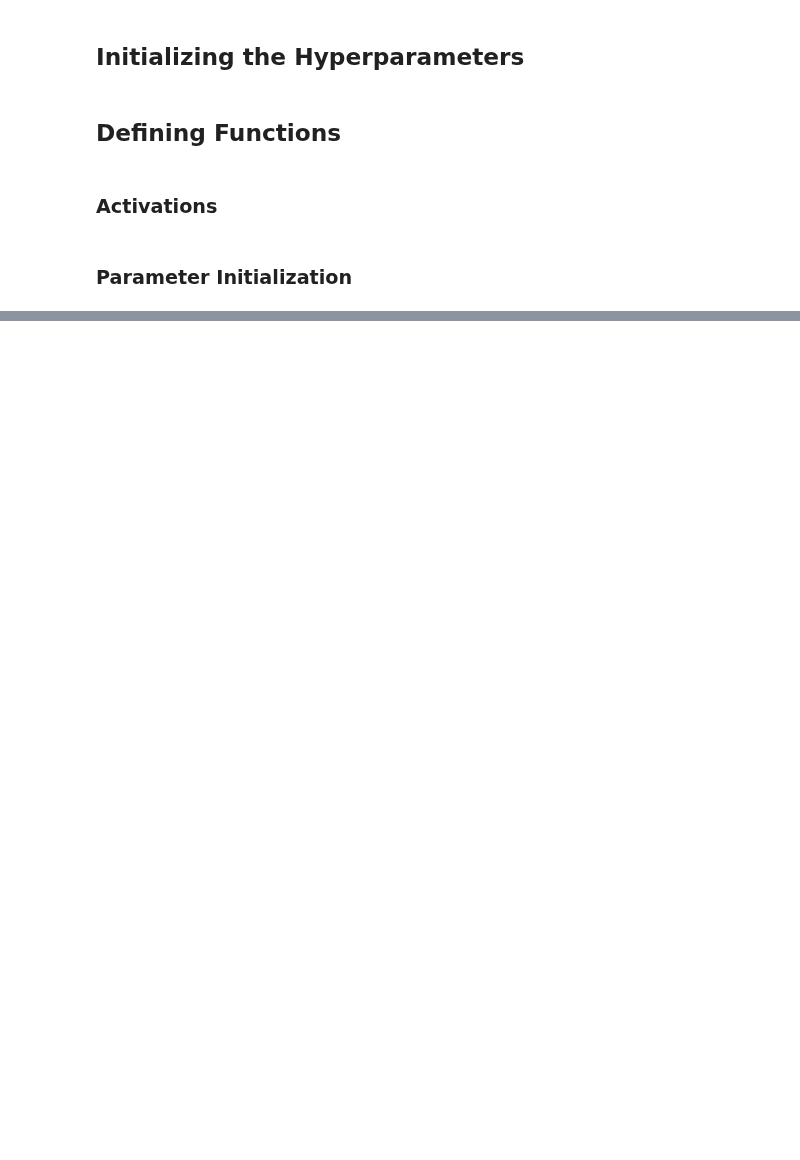
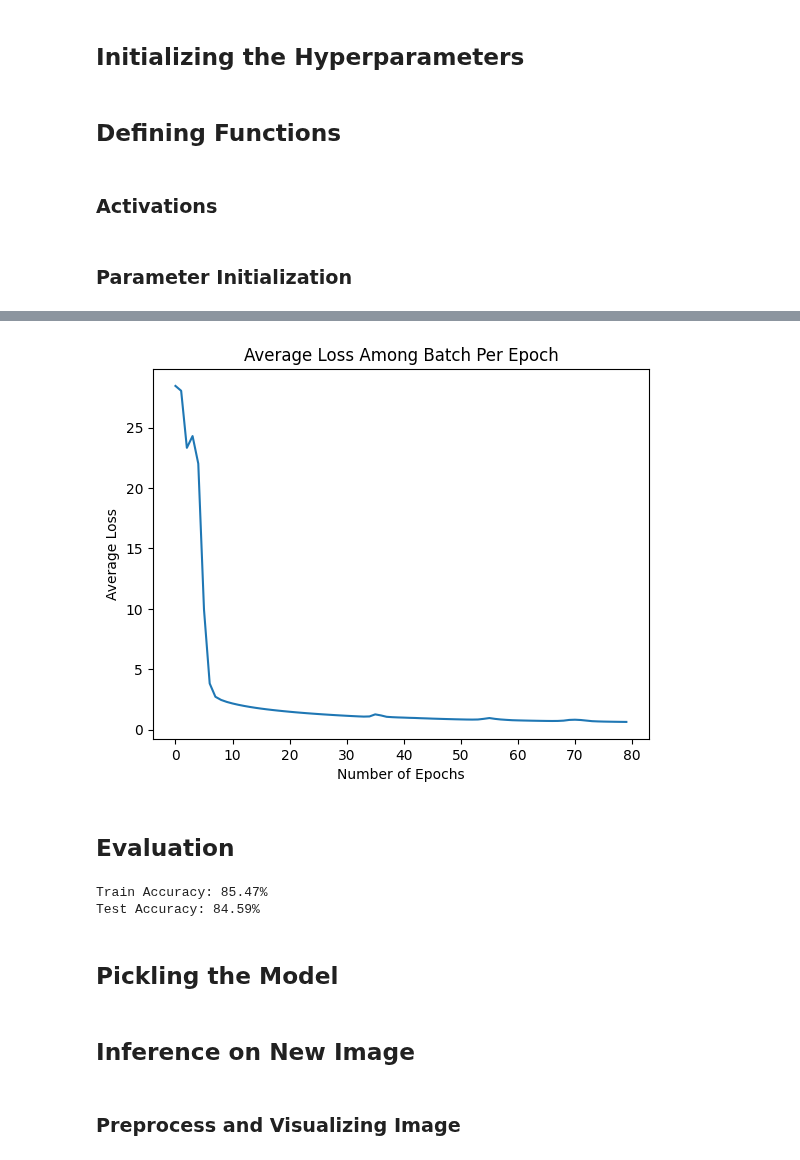
Before and after one commit to dariansal/deep-learning-mnist, a Jupyter notebook: notebooks/scratch-model.ipynb, the cells around one changed output, grey strips where cells are left out. Drawn from its saved outputs; the diff is of its cells as text; code cells hidden in the pictures; blank space fills up the shorter version.

```diff
--- a/notebooks/scratch-model.ipynb
+++ b/notebooks/scratch-model.ipynb
@@ -295,4 +123,0 @@ f_name = "mlp-scratch-91.2.pkl"
-# %%
-# Loading the model
-with open(f'../models/{f_name}', 'rb') as f:
-    loaded_parameters = pickle.load(f)
@@ -353,0 +210,7 @@ print(y_pred)
+# %%
+input_dim = train_images.shape[0]
+output_dim = train_labels.shape[0]
+
+model = MLP(input_dim, hypers.hidden, output_dim)
+categorical_cross = AvgCategoricalCrossEntropy()
+optimizer = FullBatchGD(hypers.lr)
@@ -353,0 +219,27 @@ print(y_pred)
+# %%
+def train(model, X, Y, criterion, optimizer, hypers):
+    avg_losses = []
+
+    for epoch in range(hypers.epochs):
+        #Forward pass
+        layer_computations = model(X) #A2 column consists of probabilities of each class
+        A2 = layer_computations[3]
+
+        #Loss calculation
+        avg_loss = criterion(A2, Y)
+
+        #Backprop
+        partials = criterion.backward(X, Y, model.parameters, layer_computations)
+
+        #Gd
+        updated_params = optimizer.step(model.parameters, partials) #right side is inputted into setter
+        model.update_parameters(updated_params)
+
+        avg_losses.append(avg_loss)
+
+        if ((epoch+1)%10 == 0):
+            print(f'Epoch {epoch + 1}, Loss: {avg_loss}')
+
+    return model, avg_losses
+# %%
+model, avg_losses = train(model, train_images, train_labels, categorical_cross, optimizer, hypers)
@@ -353,0 +255,11 @@ print(y_pred)
+# %%
+all_epochs = np.arange(0, hypers.epochs)
+plt.plot(all_epochs, avg_losses)
+plt.title("Average Loss Among Batch Per Epoch")
+plt.xlabel("Number of Epochs")
+plt.ylabel("Average Loss")
+plt.show()
+# %% [output]
+[figure, added]
+# %% [markdown]
+## __Evaluation__
@@ -353,0 +277,12 @@ print(y_pred)
+# %%
+train_acc = evaluate(model, train_images, train_labels)
+test_acc = evaluate(model, test_images, test_labels)
+
+
+print(f'Train Accuracy: {train_acc:.2f}%')
+print(f'Test Accuracy: {test_acc:.2f}%')
+# %% [output]
+Train Accuracy: 85.47%
+Test Accuracy: 84.59%
+# %% [markdown]
+## __Pickling the Model__
@@ -353,0 +298,4 @@ print(y_pred)
+# %% [markdown]
+## __Inference on New Image__
+# %% [markdown]
+### __Preprocess and Visualizing Image__
```
Also changed, not shown: parts of 46 cells of this notebook.
